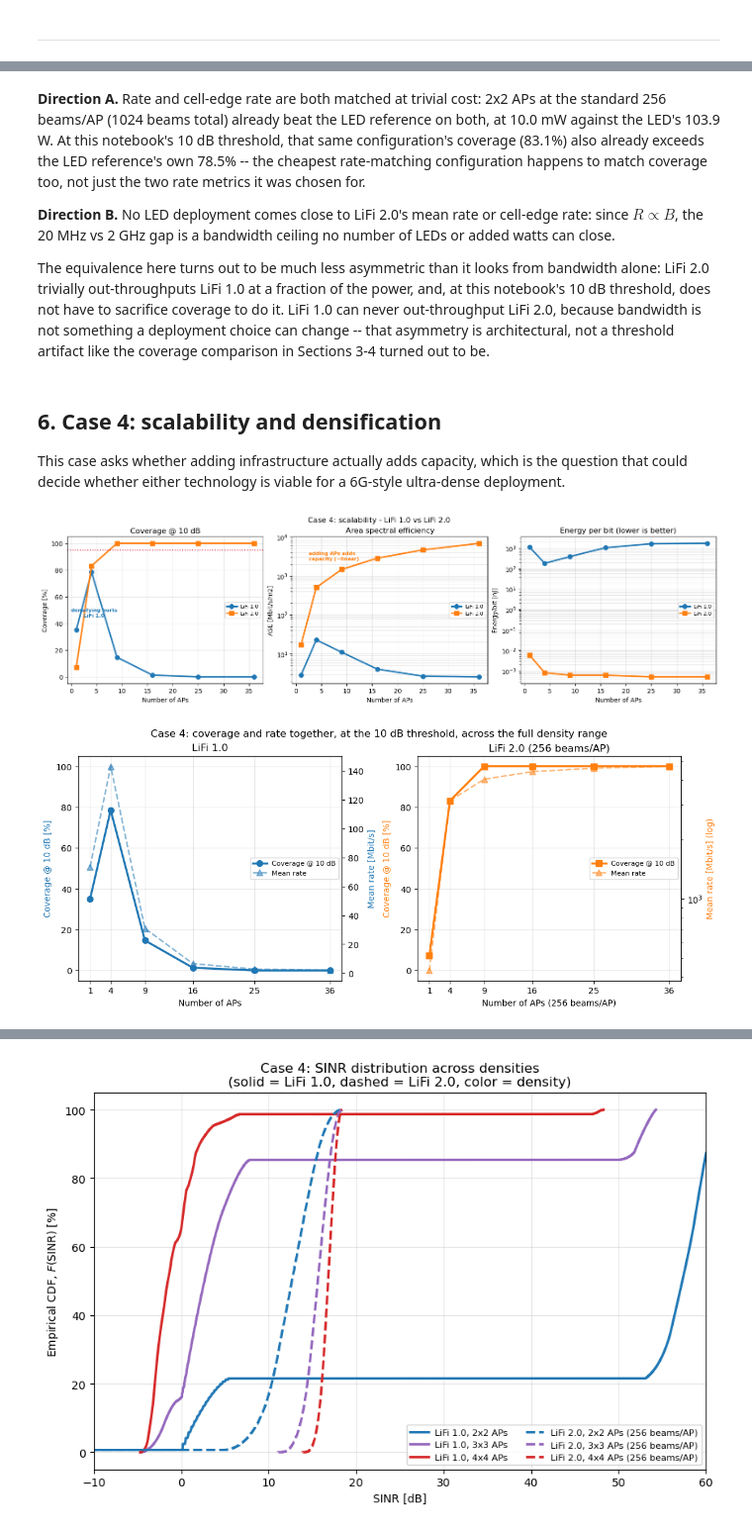
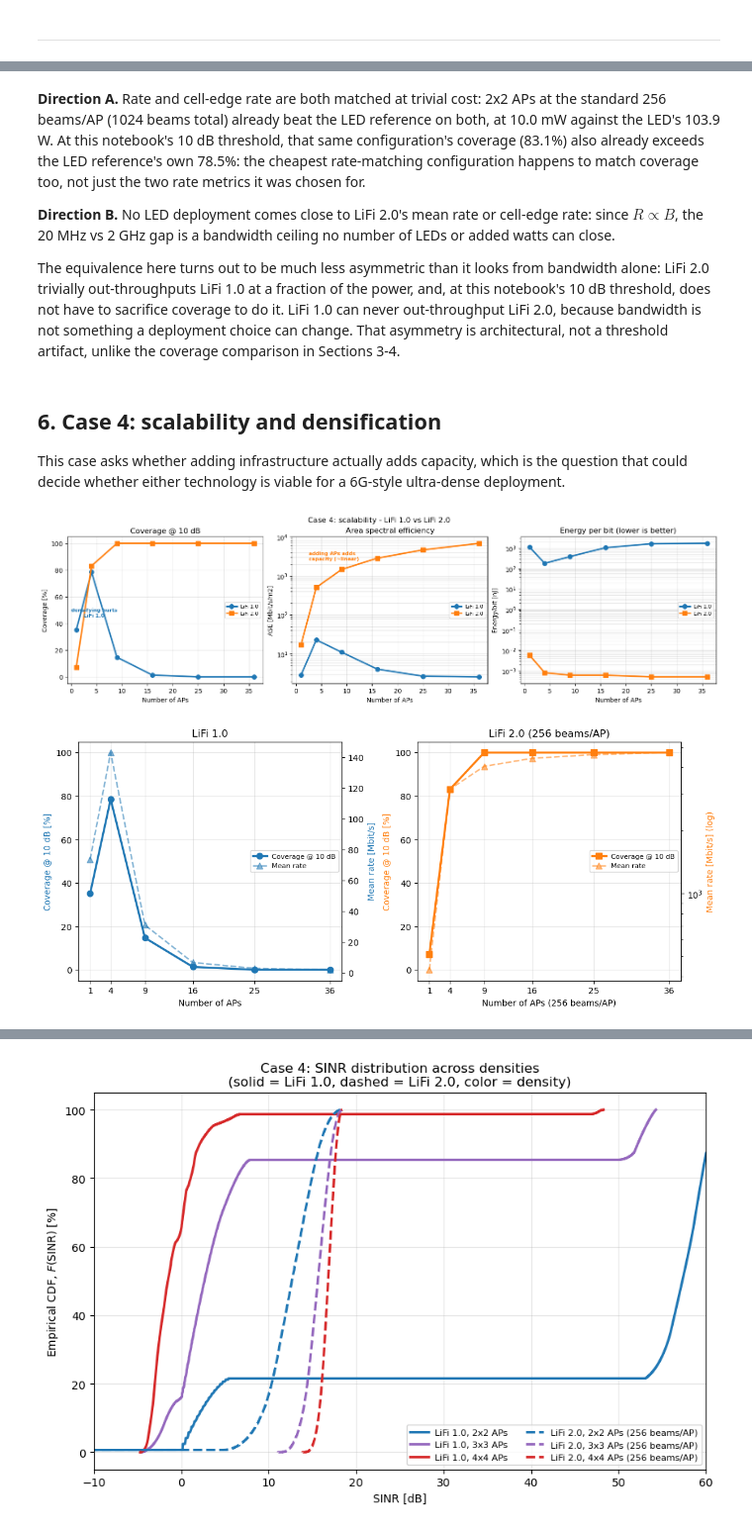
Before and after one commit to carolinalopezdelamadriz/lifi-comparative-analysis, a Jupyter notebook: multi_cell_analysis_v2.ipynb, the cells around one changed output, grey strips where cells are left out. Shown at 99% size. Cells and saved outputs as stored; diff of their text form; code cells hidden in the pictures.

```diff
--- a/multi_cell_analysis_v2.ipynb
+++ b/multi_cell_analysis_v2.ipynb
@@ -499,12 +470,12 @@ iso = []
 for n in [2, 3, 4]:
     s, P, nc, _ = evaluate_led(n)
     r, _ = metrics(s, B_LED, P, nc, f"{n}x{n} - LiFi 1.0 (LED)"); iso.append(r)
-    s, P, nc = evaluate_vcsel(n, 16)
+    s, P, nc = evaluate_vcsel(n, M_BEAMS)
     r, _ = metrics(s, B_VCSEL, P, nc, f"{n}x{n} - LiFi 2.0 (256 beams/AP)"); iso.append(r)
 iso_df = pd.DataFrame(iso)
 
 s_led, P_led, _, _ = evaluate_led(3)
-s_v, P_v, _ = evaluate_vcsel(3, 16)
+s_v, P_v, _ = evaluate_vcsel(3, M_BEAMS)
 cm = plt.cm.inferno.copy(); cm.set_bad("black")
 fig = plt.figure(figsize=(15, 4.4), constrained_layout=True)
 gs = fig.add_gridspec(1, 3)
@@ -526,7 +497,7 @@ for S, lb, c in [(s_led, f"LiFi 1.0 (3x3, {P_led:.1f} W)", "tab:blue"),
     d = np.sort(10*np.log10(np.maximum(S.ravel(), 1e-12)))
     ax.plot(d, np.linspace(0, 100, d.size), lw=2.4, color=c, label=lb)
 ax.set_xlim(-10, 60); ax.set_xlabel("SINR [dB]"); ax.set_ylabel("Empirical CDF, $F(\mathrm{SINR})$ [%]")
-ax.set_title(f"SINR distribution\n(left of {GAMMA_TH_DB:.0f} dB = in outage)")
+ax.set_title(f"SINR distribution")
 ax.legend(fontsize=8); ax.grid(alpha=.3)
 fig.suptitle("Case 2: same infrastructure (3x3 APs), non-cooperative")
 plt.show()
@@ -569,15 +540,13 @@ Case 2 compared both technologies at the same deployment size and found very dif
 
 Both charts below plot the actual rate values, in Mbit/s, not a normalized ratio: each configuration's own mean rate and cell-edge rate as bars, and the reference's own mean and cell-edge rate as two horizontal dashed lines (same color as the matching bar). Matching the reference just means the bar reaches its own line. The y-axis is log-scaled so that both large wins and large shortfalls stay readable on the same plot.
 # %%
-# Direction A: LiFi 1.0 reference = 2x2 LEDs (the deployment its lighting requires).
-# LiFi 2.0 uses the 256 beams/AP standard adopted in Case 1 throughout -- consistent with
-# every other case from here on, rather than re-opening the beam-count question here.
+# Direction A: LiFi 1.0 reference = 2x2 LEDs; LiFi 2.0 uses the standard 256 beams/AP
 s_ref, P_ref, nc_ref, _ = evaluate_led(2)
 ref, _ = metrics(s_ref, B_LED, P_ref, nc_ref, "REFERENCE")
 
 rowsA = []
 for n in [1, 2, 3, 4]:
-    s, Pt, nc = evaluate_vcsel(n, 16)
+    s, Pt, nc = evaluate_vcsel(n, M_BEAMS)
     r, _ = metrics(s, B_VCSEL, Pt, nc, f"{n}x{n} APs (256 beams/AP)")
     r["cov_vs_ref"] = r["Coverage [%]"] - ref["Coverage [%]"]
     both = r["Mean rate [Mbit/s]"] >= ref["Mean rate [Mbit/s]"] and r["Cell-edge rate [Mbit/s]"] >= max(ref["Cell-edge rate [Mbit/s]"], 1e-9)
@@ -586,7 +555,7 @@ for n in [1, 2, 3, 4]:
 dfA = pd.DataFrame(rowsA)
 
 # Direction B: LiFi 2.0 reference = the 3x3 x256-beam deployment from Case 2
-s_v, P_v, nc_v = evaluate_vcsel(3, 16)
+s_v, P_v, nc_v = evaluate_vcsel(3, M_BEAMS)
 refv, _ = metrics(s_v, B_VCSEL, P_v, nc_v, "REF")
 ns = [1, 2, 3, 4, 5, 6]
 rowsB = []
@@ -596,9 +565,7 @@ for n in ns:
     rowsB.append(r)
 dfB = pd.DataFrame(rowsB)
 
-# Both panels plot the actual rate values [Mbit/s], not a normalized ratio: bars are this
-# config's own mean/cell-edge rate, dashed lines are the reference's own rate for that same
-# metric (color-matched) -- so "does it match" is just "is the bar above its own line."
+# bars = this config's own rate, dashed lines = the reference's rate (color-matched)
 fig, ax = plt.subplots(1, 2, figsize=(13, 4.8), constrained_layout=True)
 x = np.arange(len(dfA)); w = 0.35
 ax[0].bar(x - w/2, dfA["Mean rate [Mbit/s]"], w, label="mean rate", color="tab:orange")
@@ -623,7 +590,7 @@ ax[1].axhline(refv["Cell-edge rate [Mbit/s]"], color="tab:green", ls="--", lw=1.
 ax[1].set_yscale("log"); ax[1].set_xticks(np.arange(len(dfB)))
 ax[1].set_xticklabels([f"{n}x{n}" for n in ns])
 ax[1].set_xlabel("Number of LED APs"); ax[1].set_ylabel("Rate [Mbit/s] (log)")
-ax[1].set_title("Direction B: LiFi 1.0's own rate vs. the LiFi 2.0 reference\nno bar reaches either line")
+ax[1].set_title("Direction B: LiFi 1.0's own rate vs. the LiFi 2.0 reference")
 ax[1].legend(fontsize=7.5); ax[1].grid(alpha=.3, axis="y", which="both")
 fig.suptitle("Case 3: cross-equivalence")
 plt.show()
@@ -640,8 +607,8 @@ else:
           f"({P_ref/b['P total [W]']:.0f}x less optical power than the LED)")
     print(f"   coverage @ {GAMMA_TH_DB:.0f} dB there: {b['Coverage [%]']:.1f}%, "
           f"which already {'beats' if b['cov_vs_ref']>=0 else 'falls short of'} "
-          f"the LED reference's own {ref['Coverage [%]']:.1f}% ({b['cov_vs_ref']:+.1f} points) -- "
-          "so this is not just a rate win, at this beam count and threshold.")
+          f"the LED reference's own {ref['Coverage [%]']:.1f}% ({b['cov_vs_ref']:+.1f} points): "
+          "not just a rate win, at this beam count and threshold.")
 print(f"\nReverse direction: best LED mean rate = {dfB['Mean rate [Mbit/s]'].max():.1f} Mbit/s vs "
       f"{refv['Mean rate [Mbit/s]']:.0f} Mbit/s required -> short by "
       f"{refv['Mean rate [Mbit/s]']/dfB['Mean rate [Mbit/s]'].max():.0f}x, set by BANDWIDTH (20 MHz vs 2 GHz)")
@@ -658,11 +625,11 @@ LiFi 2.0 configs (256 beams/AP) matching BOTH rate metrics of the LED 2x2 refere
 Reverse direction: best LED mean rate = 143.2 Mbit/s vs 4050 Mbit/s required -> short by 28x, set by BANDWIDTH (20 MHz vs 2 GHz)
 Cell-edge rate falls short by an even larger margin: best LED cell-edge rate = 6.0 Mbit/s vs 3335 Mbit/s required.
 # %% [markdown]
-**Direction A.** Rate and cell-edge rate are both matched at trivial cost: 2x2 APs at the standard 256 beams/AP (1024 beams total) already beat the LED reference on both, at 10.0 mW against the LED's 103.9 W. At this notebook's 10 dB threshold, that same configuration's coverage (83.1%) also already exceeds the LED reference's own 78.5% -- the cheapest rate-matching configuration happens to match coverage too, not just the two rate metrics it was chosen for.
+**Direction A.** Rate and cell-edge rate are both matched at trivial cost: 2x2 APs at the standard 256 beams/AP (1024 beams total) already beat the LED reference on both, at 10.0 mW against the LED's 103.9 W. At this notebook's 10 dB threshold, that same configuration's coverage (83.1%) also already exceeds the LED reference's own 78.5%: the cheapest rate-matching configuration happens to match coverage too, not just the two rate metrics it was chosen for.
 
 **Direction B.** No LED deployment comes close to LiFi 2.0's mean rate or cell-edge rate: since $R \propto B$, the 20 MHz vs 2 GHz gap is a bandwidth ceiling no number of LEDs or added watts can close.
 
-The equivalence here turns out to be much less asymmetric than it looks from bandwidth alone: LiFi 2.0 trivially out-throughputs LiFi 1.0 at a fraction of the power, and, at this notebook's 10 dB threshold, does not have to sacrifice coverage to do it. LiFi 1.0 can never out-throughput LiFi 2.0, because bandwidth is not something a deployment choice can change -- that asymmetry is architectural, not a threshold artifact like the coverage comparison in Sections 3-4 turned out to be.
+The equivalence here turns out to be much less asymmetric than it looks from bandwidth alone: LiFi 2.0 trivially out-throughputs LiFi 1.0 at a fraction of the power, and, at this notebook's 10 dB threshold, does not have to sacrifice coverage to do it. LiFi 1.0 can never out-throughput LiFi 2.0, because bandwidth is not something a deployment choice can change. That asymmetry is architectural, not a threshold artifact, unlike the coverage comparison in Sections 3-4.
 # %% [markdown]
 ## 6. Case 4: scalability and densification
 
@@ -671,12 +638,12 @@ This case asks whether adding infrastructure actually adds capacity, which is th
 dens = []
 for n in [1, 2, 3, 4, 5, 6]:
     s, Pt, nc, Ev = evaluate_led(n)
-    r, _ = metrics(s, B_LED, Pt, nc, f"LiFi 1.0 -- {n}x{n}")
+    r, _ = metrics(s, B_LED, Pt, nc, f"LiFi 1.0 ({n}x{n})")
     r["Lighting"] = "OK" if Ev.max() <= E_MAX else f"peak {Ev.max():.0f} lux > 800"
     dens.append(r)
 for n in [1, 2, 3, 4, 5, 6]:
-    s, Pt, nc = evaluate_vcsel(n, 16)
-    r, _ = metrics(s, B_VCSEL, Pt, nc, f"LiFi 2.0 -- {n}x{n} (256 beams/AP)"); dens.append(r)
+    s, Pt, nc = evaluate_vcsel(n, M_BEAMS)
+    r, _ = metrics(s, B_VCSEL, Pt, nc, f"LiFi 2.0 ({n}x{n}, 256 beams/AP)"); dens.append(r)
 ddf = pd.DataFrame(dens)
 L = ddf[ddf.Deployment.str.contains("1.0")]; V = ddf[ddf.Deployment.str.contains("2.0")]
 
@@ -689,7 +656,7 @@ for a, key, ttl, logy in [(ax[0], "Coverage [%]", f"Coverage @ {GAMMA_TH_DB:.0f}
     plot(V.APs, V[key], "s-", color="tab:orange", lw=2.4, ms=7, label="LiFi 2.0")
     a.set_xlabel("Number of APs"); a.set_ylabel(key); a.set_title(ttl)
     a.legend(fontsize=8); a.grid(alpha=.3, which="both")
-ax[0].axhline(COV_TARGET, color="crimson", ls=":", lw=1.5); ax[0].set_ylim(-5, 105)
+ax[0].set_ylim(-5, 105)
 ax[0].annotate("densifying hurts\nLiFi 1.0", (4.5, 45), fontsize=8, color="tab:blue",
                ha="center", weight="bold")
 ax[1].annotate("adding APs adds\ncapacity (~linear)", (2.5, 2500), fontsize=8,
@@ -697,42 +664,40 @@ ax[1].annotate("adding APs adds\ncapacity (~linear)", (2.5, 2500), fontsize=8,
 fig.suptitle("Case 4: scalability - LiFi 1.0 vs LiFi 2.0")
 plt.show()
 
-# Coverage and rate together, vs. density -- the same two metrics Case 1 used to open
-# the threshold discussion with, now shown across the full density range this case
-# actually explores, instead of a second, narrower copy of the same idea back in Case 1.
+# coverage and rate vs. density: the same two metrics Case 1 opened with, now across the full range
 fig, axes = plt.subplots(1, 2, figsize=(11, 4.6), constrained_layout=True)
 
 ax = axes[0]; ax2 = ax.twinx()
 l1, = ax.plot(L.APs, L["Coverage [%]"], "o-", color="tab:blue", lw=2.4, ms=7,
               label=f"Coverage @ {GAMMA_TH_DB:.0f} dB")
 l2, = ax2.plot(L.APs, L["Mean rate [Mbit/s]"], "^--", color="tab:blue", lw=1.8, ms=7,
                alpha=0.55, label="Mean rate")
 ax.set_xlabel("Number of APs"); ax.set_xticks(L.APs)
 ax.set_ylabel(f"Coverage @ {GAMMA_TH_DB:.0f} dB [%]", color="tab:blue"); ax.set_ylim(-5, 105)
 ax2.set_ylabel("Mean rate [Mbit/s]", color="tab:blue")
 ax.set_title("LiFi 1.0")
 ax.legend(handles=[l1, l2], fontsize=8, loc="center right")
 ax.grid(alpha=.3)
 
 ax = axes[1]; ax2 = ax.twinx()
 l1, = ax.plot(V.APs, V["Coverage [%]"], "s-", color="tab:orange", lw=2.4, ms=7,
               label=f"Coverage @ {GAMMA_TH_DB:.0f} dB")
 l2, = ax2.plot(V.APs, V["Mean rate [Mbit/s]"], "^--", color="tab:orange", lw=1.8, ms=7,
                alpha=0.55, label="Mean rate")
 ax2.set_yscale("log")
 ax.set_xlabel("Number of APs (256 beams/AP)"); ax.set_xticks(V.APs)
 ax.set_ylabel(f"Coverage @ {GAMMA_TH_DB:.0f} dB [%]", color="tab:orange"); ax.set_ylim(-5, 105)
 ax2.set_ylabel("Mean rate [Mbit/s] (log)", color="tab:orange")
 ax.set_title("LiFi 2.0 (256 beams/AP)")
 ax.legend(handles=[l1, l2], fontsize=8, loc="center right")
 ax.grid(alpha=.3)
 
-fig.suptitle(f"Case 4: coverage and rate together, at the {GAMMA_TH_DB:.0f} dB threshold, across the full density range")
+
 plt.show()
 
 ddf[["Deployment", "APs", "P total [W]", "Coverage [%]", "Mean rate [Mbit/s]",
      "ASE [Mbit/s/m2]", "Energy/bit [nJ]"]]
 # %% [output]
-[figure, old version]
+[figure, new version]
-[figure, old version]
+[figure, new version]
 |  | Deployment | APs | P total [W] | Coverage [%] | Mean rate [Mbit/s] | ASE [Mbit/s/m2] | Energy/bit [nJ] |
```
Also changed, not shown: parts of 30 cells of this notebook, 17 other files.
